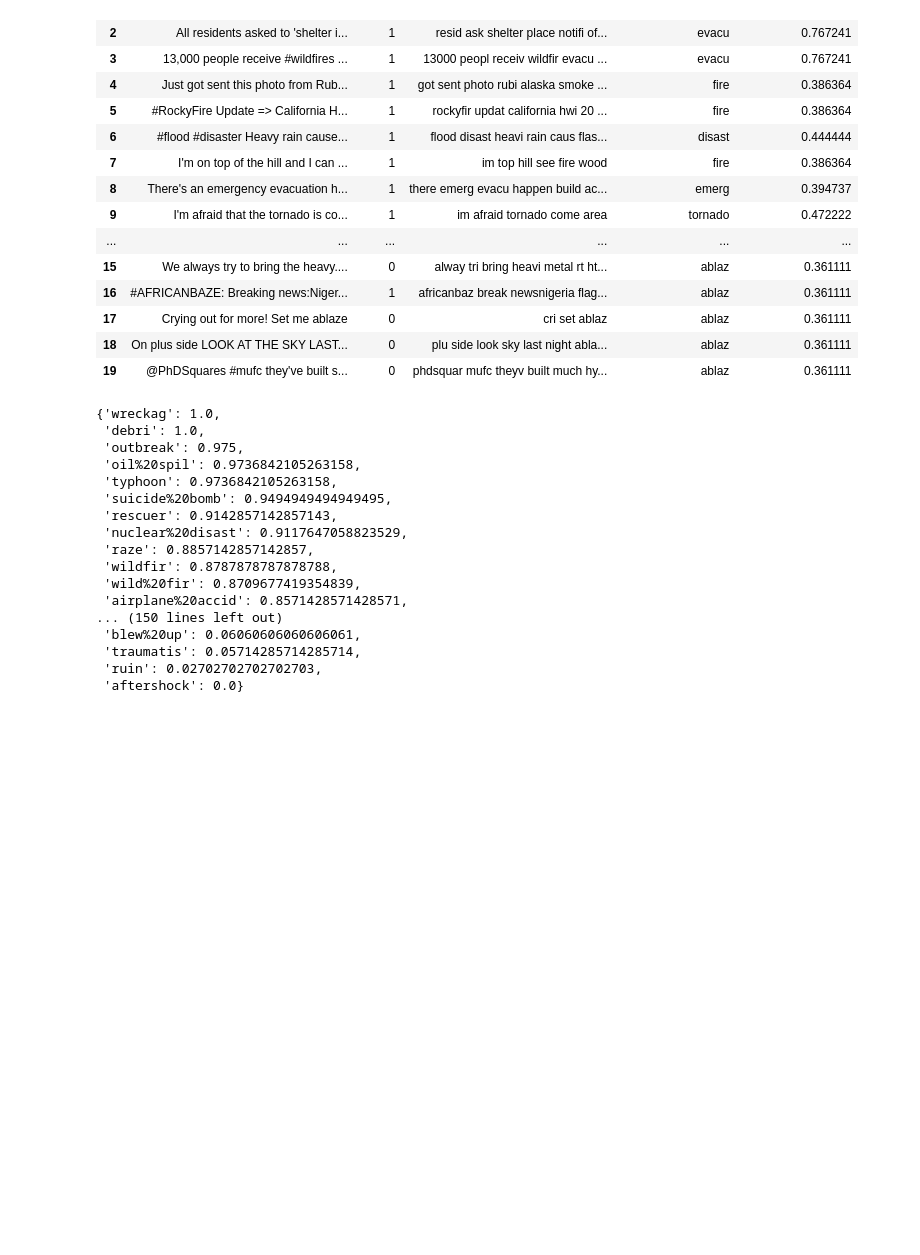
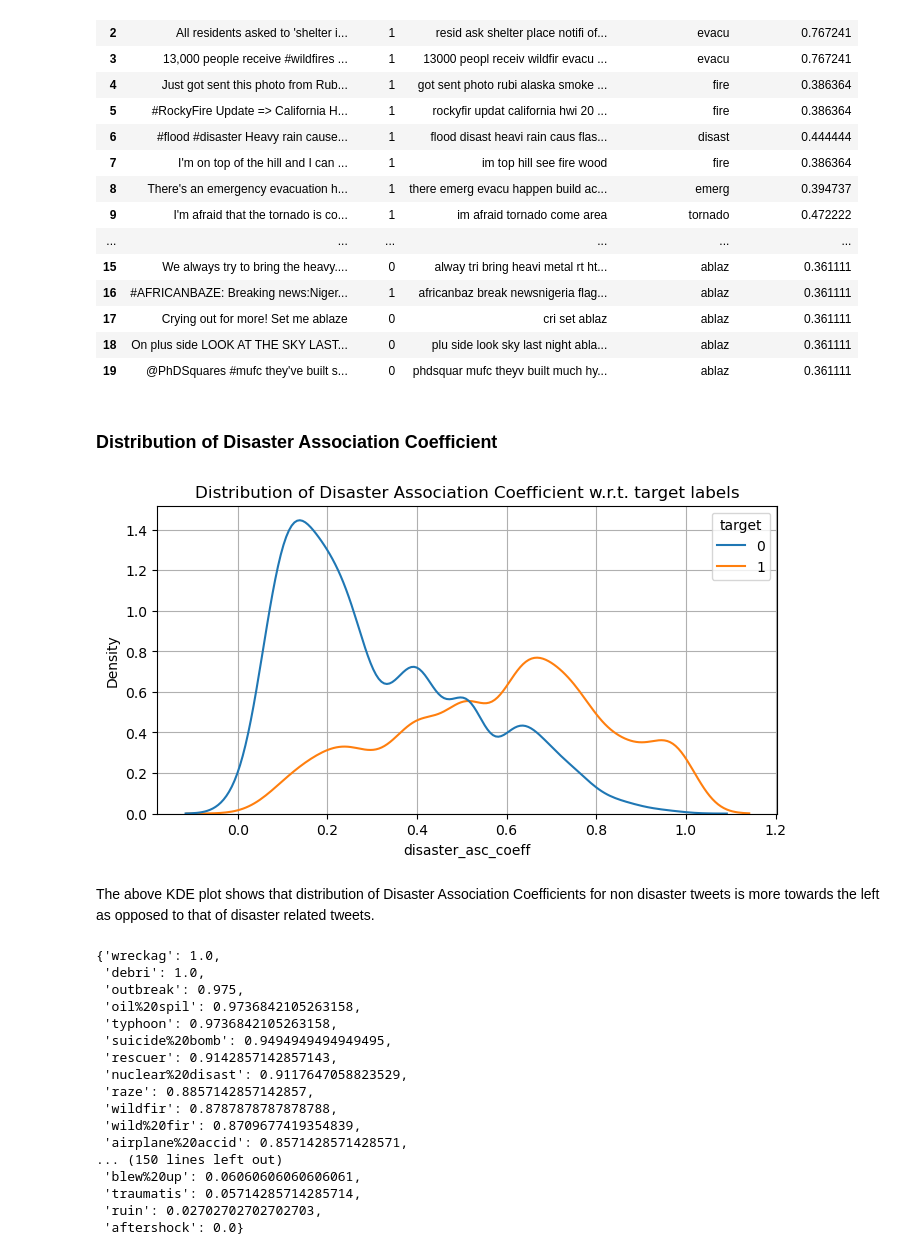
Before and after one commit to Shiska07/Information-Retreval-and-Natural-Language-Processing, a Jupyter notebook: Disaster_Tweets_Classification/Classification using Feature-Engineering and Sentiment Analysis.ipynb, the cells around one changed output. Cells and saved outputs as stored; diff of their text form; code cells hidden in the pictures; blank space fills up the shorter version.

```diff
--- a/Disaster_Tweets_Classification/Classification using Feature-Engineering and Sentiment Analysis.ipynb
+++ b/Disaster_Tweets_Classification/Classification using Feature-Engineering and Sentiment Analysis.ipynb
@@ -121,6 +121,17 @@ df_train.head(20)
 | 17 | Crying out for more! Set me ablaze | 0 | cri set ablaz | ablaz | 0.361111 |
 | 18 | On plus side LOOK AT THE SKY LAST... | 0 | plu side look sky last night abla... | ablaz | 0.361111 |
 | 19 | @PhDSquares #mufc they've built s... | 0 | phdsquar mufc theyv built much hy... | ablaz | 0.361111 |
+# %% [markdown]
+### Distribution of Disaster Association Coefficient
+# %%
+plt.figure(figsize = (8,4))
+sns.kdeplot(df_train, x = 'disaster_asc_coeff', hue = 'target')
+plt.title('Distribution of Disaster Association Coefficient w.r.t. target labels')
+plt.grid()
+# %% [output]
+[figure, added]
+# %% [markdown]
+The above KDE plot shows that distribution of Disaster Association Coefficients for non disaster tweets is more towards the left as opposed to that of disaster related tweets.
 # %%
 # save association oefficients as a dictionary for transformation
 association_dict = df_train.groupby('stemmed_keyword')['disaster_asc_coeff'].mean().sort_values(ascending = False).to_dict()
```
Also changed, not shown: parts of 31 cells of this notebook, 1 other file.
